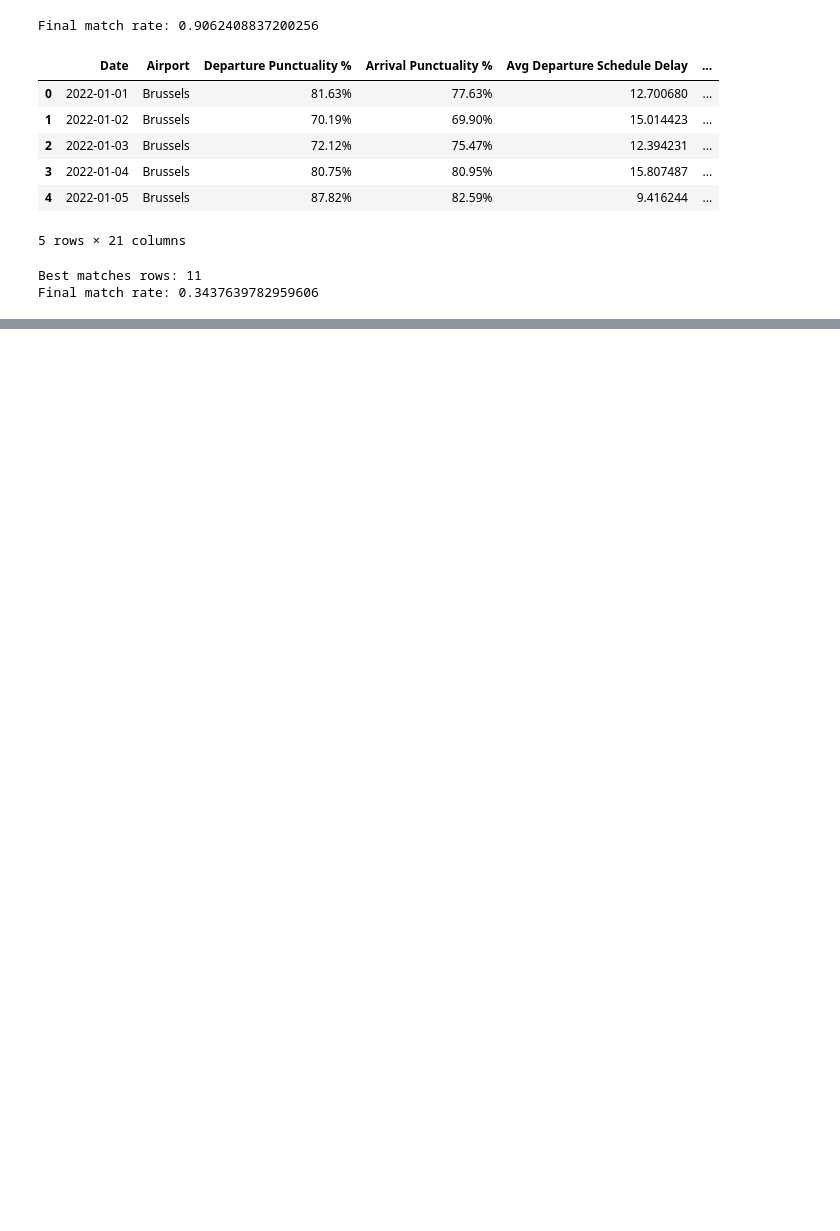
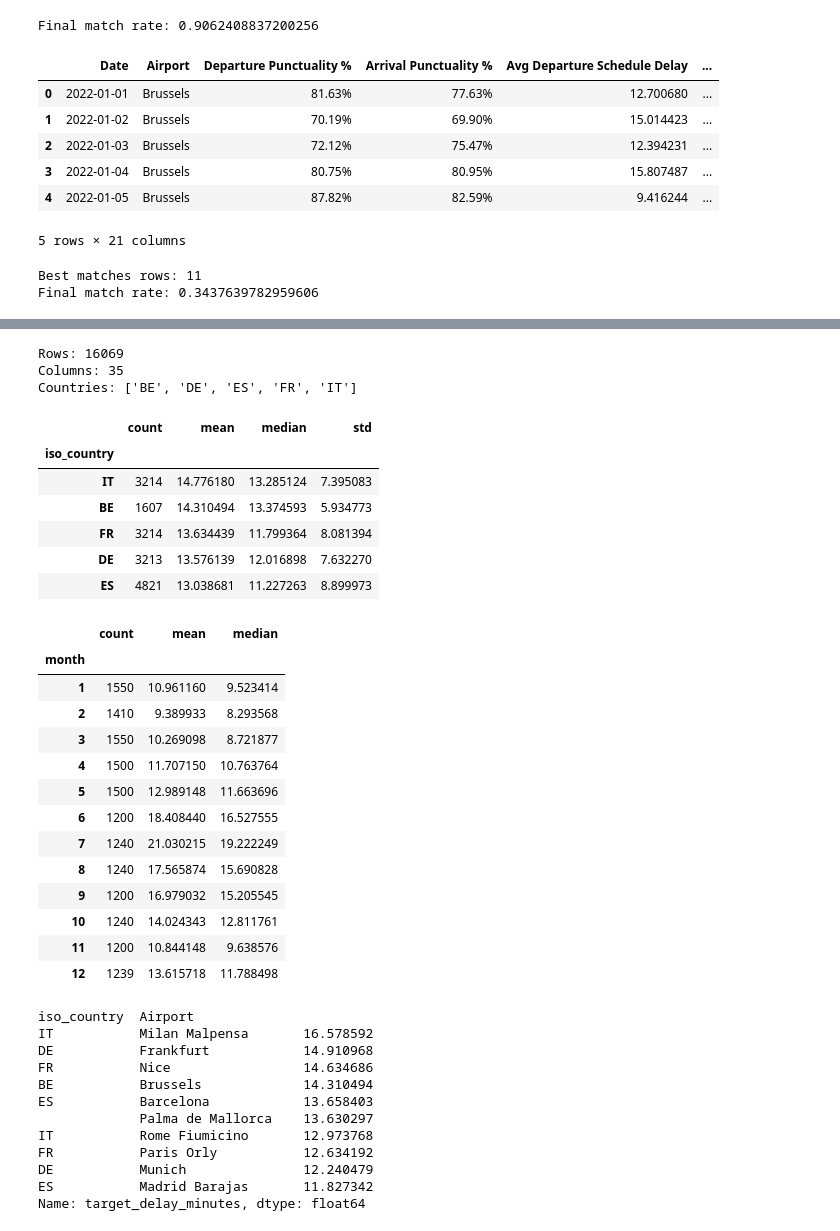
Before and after one commit to Ahmaddaghra/COMP4381_Flight_Delay_Project, a Jupyter notebook: notebooks/phase3_eda.ipynb, the cells around one changed output, grey strips where cells are left out. Drawn from its saved outputs; the diff is of its cells as text; code cells hidden in the pictures; blank space fills up the shorter version.

```diff
--- a/notebooks/phase3_eda.ipynb
+++ b/notebooks/phase3_eda.ipynb
@@ -394,0 +637,67 @@ Final match rate: 0.3437639782959606
+# %%
+# Basic dataset summary
+print("Rows:", df_feat.shape[0])
+print("Columns:", df_feat.shape[1])
+print("Countries:", sorted(df_feat["iso_country"].unique()))
+
+# Delay summary by country
+delay_by_country = (
+    df_feat.groupby("iso_country")["target_delay_minutes"]
+    .agg(["count", "mean", "median", "std"])
+    .sort_values("mean", ascending=False)
+)
+display(delay_by_country)
+
+# Delay summary by month
+delay_by_month = (
+    df_feat.groupby("month")["target_delay_minutes"]
+    .agg(["count", "mean", "median"])
+    .sort_values("month")
+)
+display(delay_by_month)
+
+# Top airports by average delay (show top 15)
+top_airports_delay = (
+    df_feat.groupby(["iso_country", "Airport"])["target_delay_minutes"]
+    .mean()
+    .sort_values(ascending=False)
+    .head(15)
+)
+display(top_airports_delay)
+# %% [output]
+Rows: 16069
+Columns: 35
+Countries: ['BE', 'DE', 'ES', 'FR', 'IT']
+|  | count | mean | median | std |
+| iso_country |  |  |  |  |
+| IT | 3214 | 14.776180 | 13.285124 | 7.395083 |
+| BE | 1607 | 14.310494 | 13.374593 | 5.934773 |
+| FR | 3214 | 13.634439 | 11.799364 | 8.081394 |
+| DE | 3213 | 13.576139 | 12.016898 | 7.632270 |
+| ES | 4821 | 13.038681 | 11.227263 | 8.899973 |
+|  | count | mean | median |
+| month |  |  |  |
+| 1 | 1550 | 10.961160 | 9.523414 |
+| 2 | 1410 | 9.389933 | 8.293568 |
+| 3 | 1550 | 10.269098 | 8.721877 |
+| 4 | 1500 | 11.707150 | 10.763764 |
+| 5 | 1500 | 12.989148 | 11.663696 |
+| 6 | 1200 | 18.408440 | 16.527555 |
+| 7 | 1240 | 21.030215 | 19.222249 |
+| 8 | 1240 | 17.565874 | 15.690828 |
+| 9 | 1200 | 16.979032 | 15.205545 |
+| 10 | 1240 | 14.024343 | 12.811761 |
+| 11 | 1200 | 10.844148 | 9.638576 |
+| 12 | 1239 | 13.615718 | 11.788498 |
+iso_country  Airport
+IT           Milan Malpensa       16.578592
+DE           Frankfurt            14.910968
+FR           Nice                 14.634686
+BE           Brussels             14.310494
+ES           Barcelona            13.658403
+             Palma de Mallorca    13.630297
+IT           Rome Fiumicino       12.973768
+FR           Paris Orly           12.634192
+DE           Munich               12.240479
+ES           Madrid Barajas       11.827342
+Name: target_delay_minutes, dtype: float64
```
Also changed, not shown: parts of 13 cells of this notebook.
